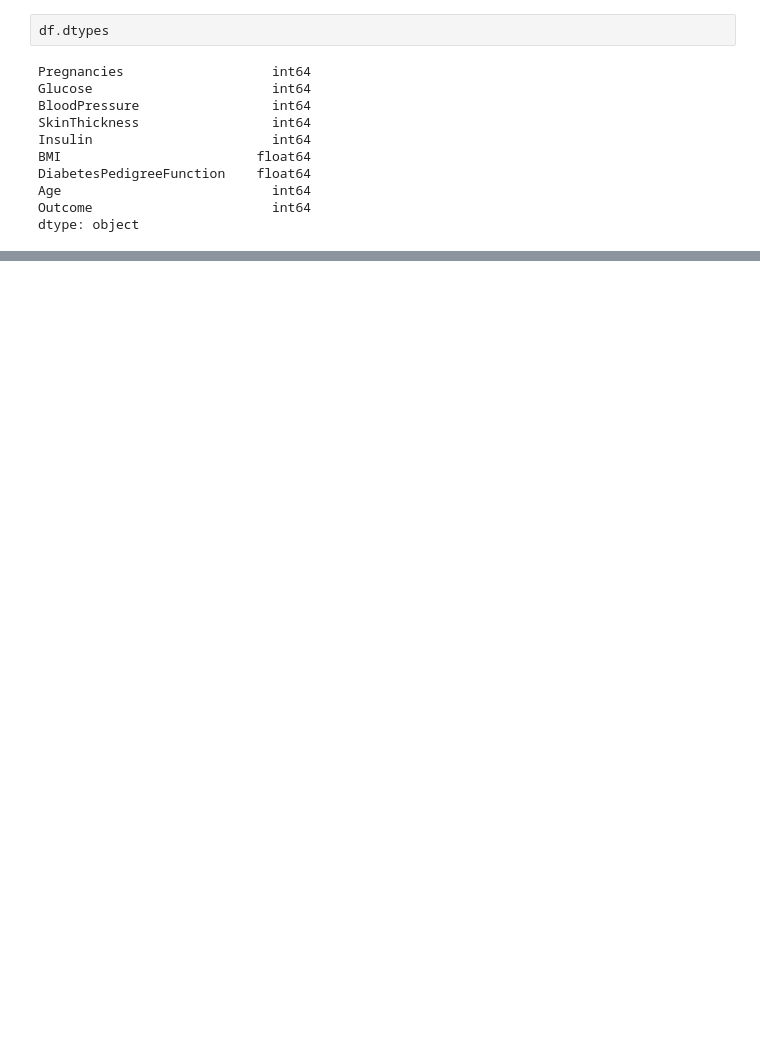
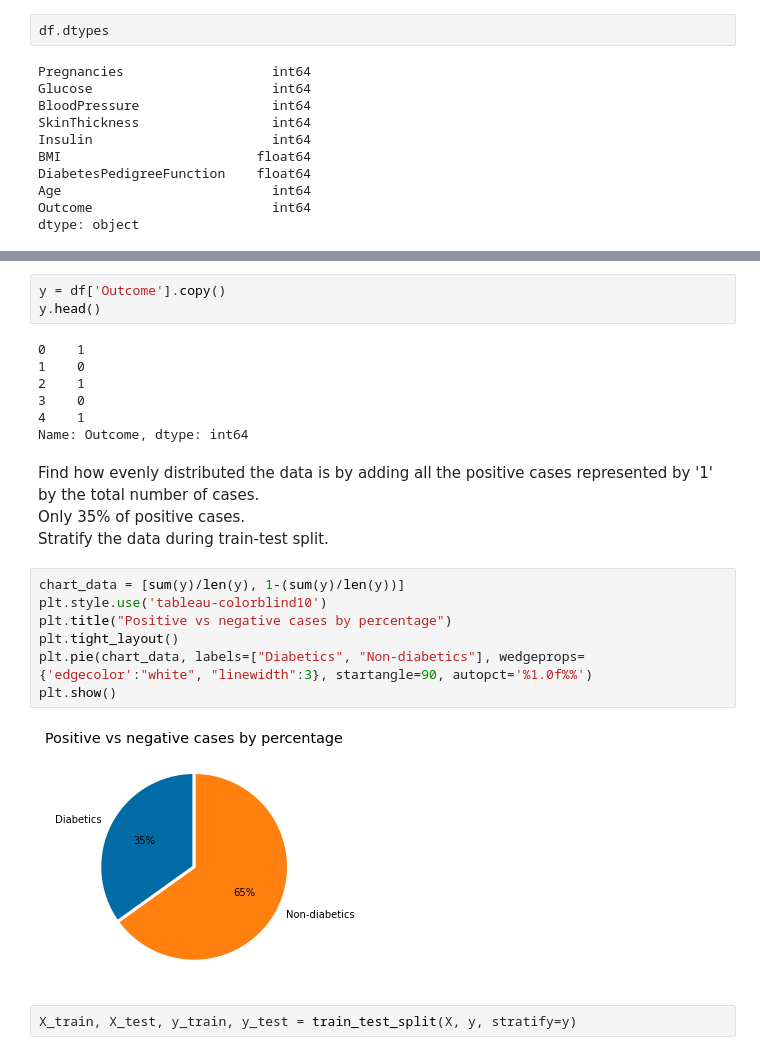
Before and after one commit to Xalt8/XGBoost, a Jupyter notebook: xgboost_diabetes.ipynb, the cells around one changed output, grey strips where cells are left out. Saved outputs shown, nothing was run; the diff lists cells and outputs as text; blank space fills up the shorter version.

```diff
--- a/xgboost_diabetes.ipynb
+++ b/xgboost_diabetes.ipynb
@@ -38,0 +50,25 @@ dtype: object
+# %%
+y = df['Outcome'].copy()
+y.head()
+# %% [output]
+0    1
+1    0
+2    1
+3    0
+4    1
+Name: Outcome, dtype: int64
+# %% [markdown]
+Find how evenly distributed the data is by adding all the positive cases represented by '1' by the total number of cases.<br>
+Only 35% of positive cases. <br>
+Stratify the data during train-test split.
+# %%
+chart_data = [sum(y)/len(y), 1-(sum(y)/len(y))]
+plt.style.use('tableau-colorblind10')
+plt.title("Positive vs negative cases by percentage")
+plt.tight_layout()
+plt.pie(chart_data, labels=["Diabetics", "Non-diabetics"], wedgeprops={'edgecolor':"white", "linewidth":3}, startangle=90, autopct='%1.0f%%')
+plt.show()
+# %% [output]
+[figure, added]
+# %%
+X_train, X_test, y_train, y_test = train_test_split(X, y, stratify=y)
```
Also changed, not shown: parts of 9 cells of this notebook.
